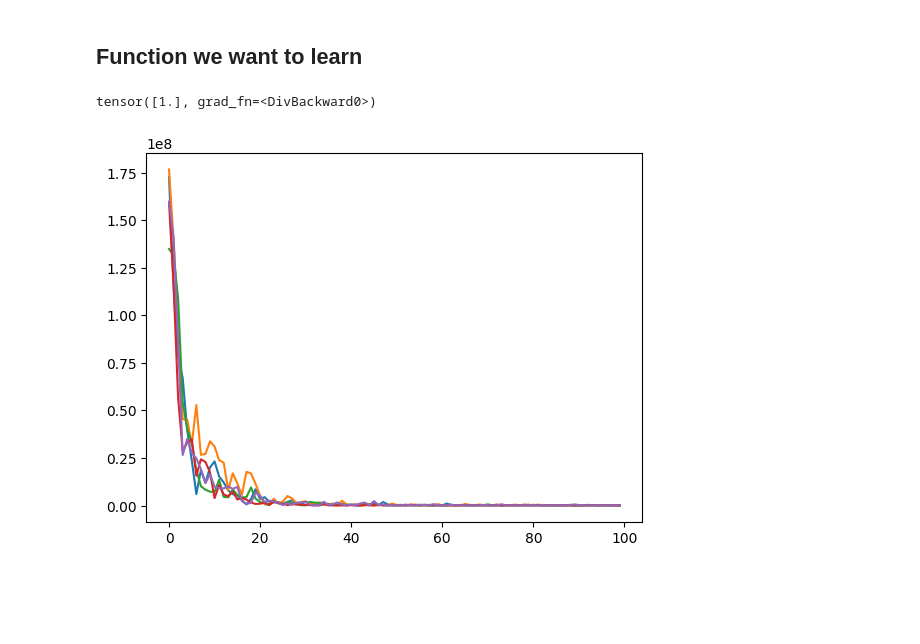
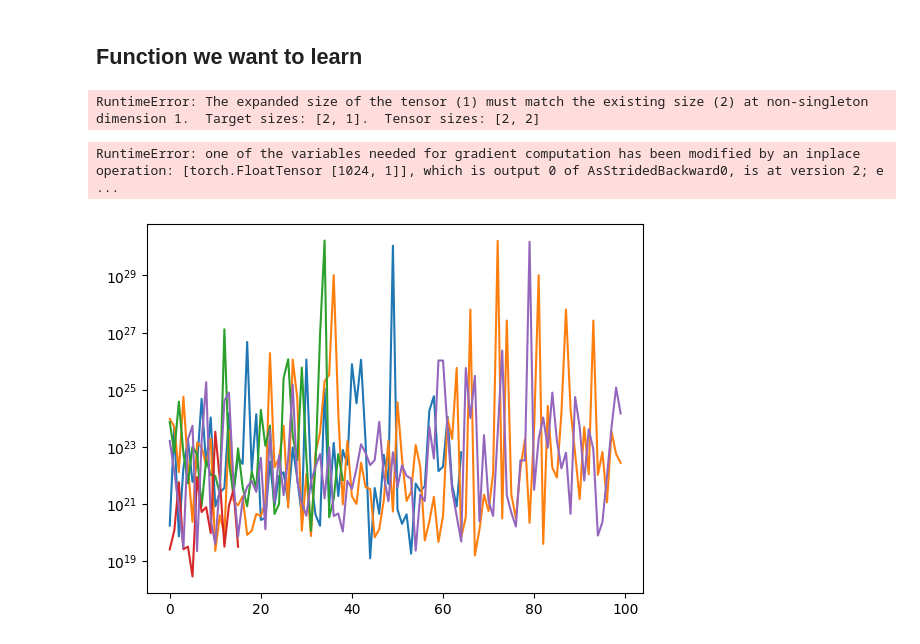
Before and after one commit to rikab/RDF, a Jupyter notebook: pytorch_version.ipynb, the cells around one changed output. Drawn from its saved outputs; the diff is of its cells as text; code cells hidden in the pictures; blank space fills up the shorter version.

```diff
--- a/pytorch_version.ipynb
+++ b/pytorch_version.ipynb
@@ -106,29 +116,44 @@ class NeuralNet(nn.Module):
 
 
     # x represents our data
-    def forward(self, x):
+    def forward(self, input):
 
-        x = torch.flatten(x, 1)
+        MODE = "None" # "multiply" or "add" or "None"
+
+        x = torch.flatten(input, 1)
         x = F.relu(self.fc1(x))
         x = F.relu(self.fc2(x))
         x = F.relu(self.fc3(x))
         x = self.fc4(x)
 
+        if MODE == "multiply":
+            # print(input[:-1].shape)
+            # print(f(input[:-1]).shape)
+            # print(x.shape)
+            x[:-1] = x[:-1] * f(input[:-1])
+        elif MODE == "add":
+            x[:-1] = x[:-1] + f(input[:-1])
+        else:
+            pass
+
+
         # Normalize
         USE_KDS_NORMALIZATION = True
-        batch_size = x.shape[0]
+        batch_size = x.shape[0] - 1
         dx = 1 / batch_size
 
         if not USE_KDS_NORMALIZATION:
             # Normalize by dividing out the sum
-            x = x / torch.sum(x) / dx
+
+            x[:-1] = x[:-1] / torch.sum(x[:-1]) / dx
         else:
             # Normalize using KDS
             ns = torch.arange(start = 0, end = batch_size, step = 1).to(device)
-            u = x.sort(descending = True).values
+            u = x[:-1].sort(descending = True).values
             v = (u.cumsum(dim = 0) - 1/dx) / (ns.view(-1, 1) + 1)
             w = v[(u > v).sum() - 1]
-            x = torch.max(torch.zeros_like(x), x - w)
+            x[:-1] = torch.max(torch.zeros_like(x[:-1]), x[:-1] - w)
+
 
 
 
@@ -140,12 +165,12 @@ x = np_to_torch(np.array([[1, 2], [2, 1], [3, 3]]), device)
 y = network(x)
 print(y.sum(dim = 0) / 3)
 # %% [output]
-tensor([1.], grad_fn=<DivBackward0>)
+RuntimeError: The expanded size of the tensor (1) must match the existing size (2) at non-singleton dimension 1.  Target sizes: [2, 1].  Tensor sizes: [2, 2]
 # %%
 lr = 0.001
 num_points = 1024
 n_epochs = 100
-num_instantiations = 20
+num_instantiations = 100
 
 num_models = 5
 losses = {i:[] for i in range(num_models)}
@@ -176,6 +201,7 @@ for i in range(num_models):
 
 
             optimizer.zero_grad()
+            y = dense_nets[i](batch_data)
             loss = custom_loss(dense_nets[i](batch_data), batch_y, batch_data)
             loss.backward()
             optimizer.step()
@@ -184,13 +210,17 @@ for i in range(num_models):
             epoch_losses += loss
 
         losses[i].append(epoch_losses.detach().cpu().numpy())
+# %% [output]
+RuntimeError: one of the variables needed for gradient computation has been modified by an inplace operation: [torch.FloatTensor [1024, 1]], which is output 0 of AsStridedBackward0, is at version 2; e ...
 # %%
 plt.figure()
 for i in range(num_models):
     plt.plot(range(n_epochs), losses[i])
+
+plt.yscale('log')
 plt.show()
 # %% [output]
-[figure, old version]
+[figure, new version]
 # %%
 x_test = np.linspace(0.001, 1, 100).reshape(-1,1)
 x_test = np_to_torch(x_test, device)
```
Also changed, not shown: parts of 2 cells of this notebook.
